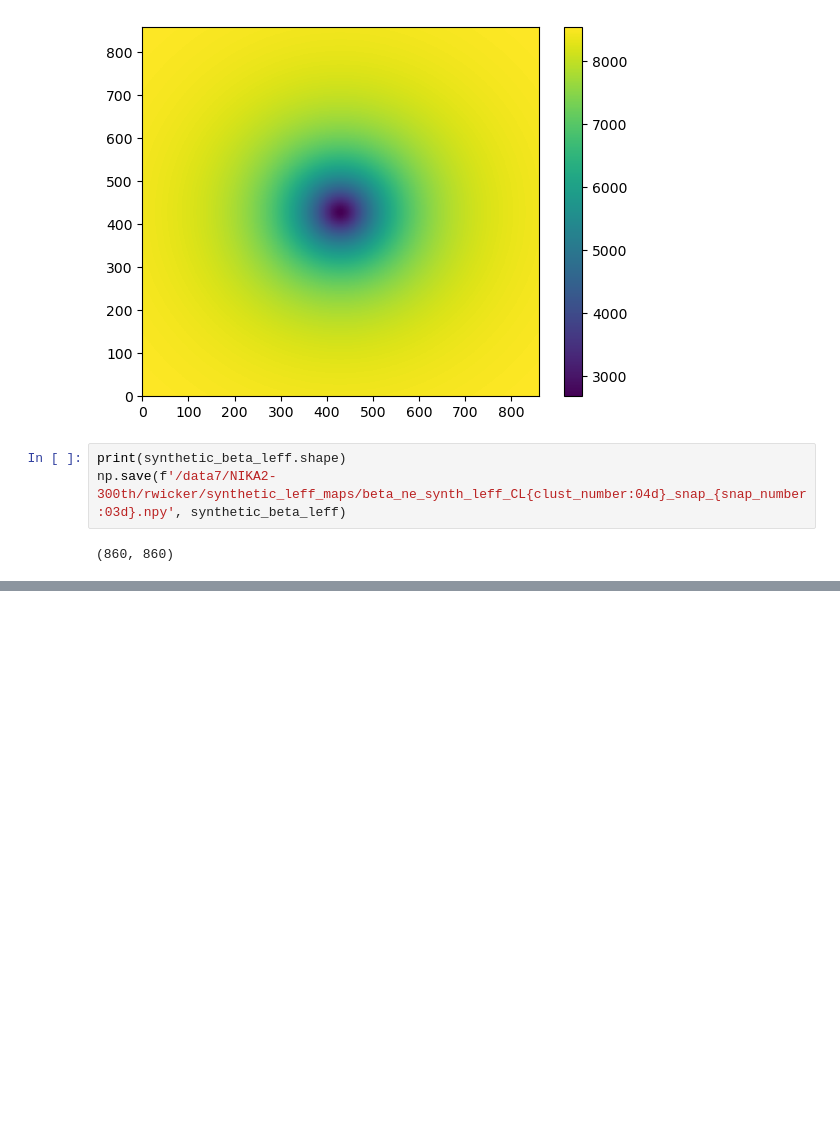
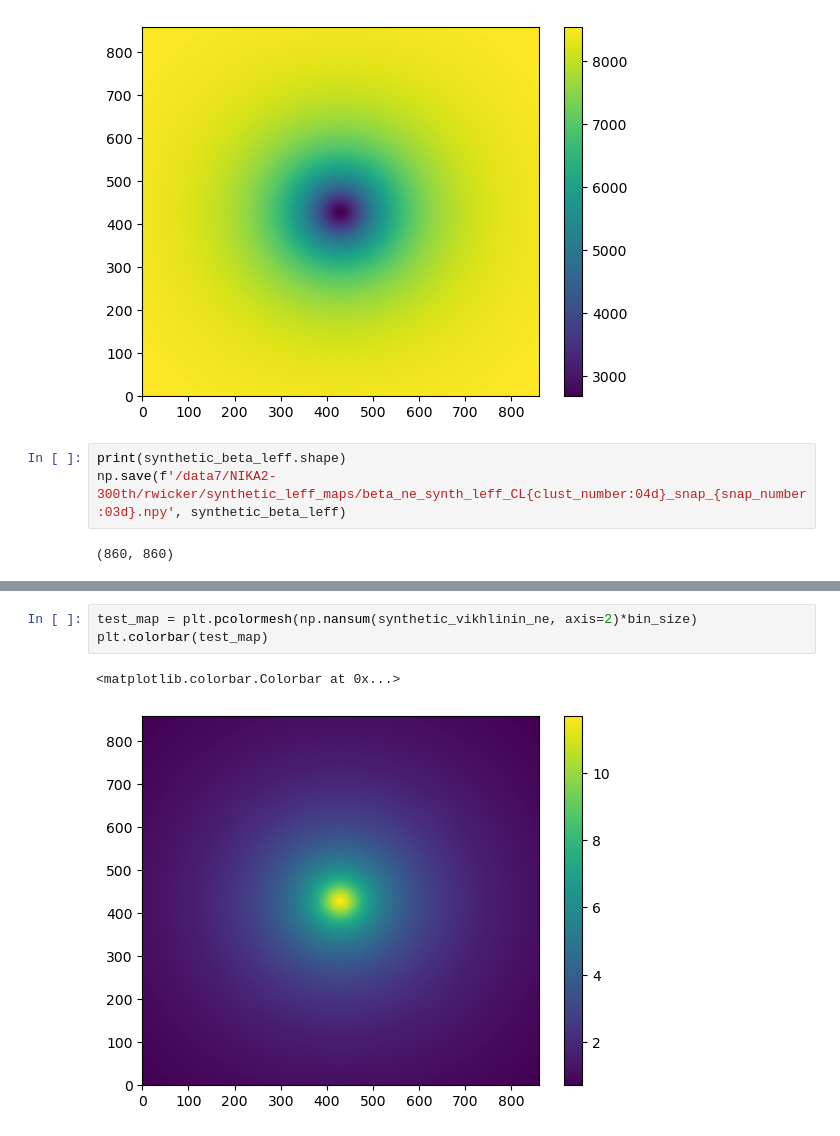
Before and after one commit to RphlWicker/Temperature_maps, a Jupyter notebook: different_leff_approaches.ipynb, the cells around one changed output, grey strips where cells are left out. Saved outputs shown, nothing was run; the diff lists cells and outputs as text; blank space fills up the shorter version.

```diff
--- a/different_leff_approaches.ipynb
+++ b/different_leff_approaches.ipynb
@@ -99,0 +130,6 @@ np.save(f'/data7/NIKA2-300th/rwicker/synthetic_leff_maps/beta_ne_synth_leff_CL{c
+# %%
+test_map = plt.pcolormesh(np.nansum(synthetic_vikhlinin_ne, axis=2)*bin_size)
+plt.colorbar(test_map)
+# %% [output]
+<matplotlib.colorbar.Colorbar at 0x...>
+[figure, added]
```
Also changed, not shown: parts of 11 cells of this notebook.
